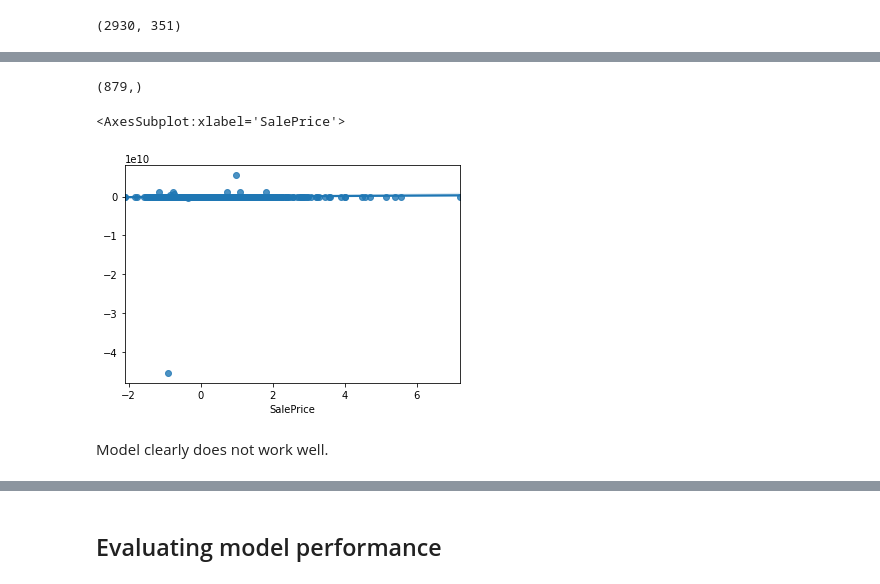
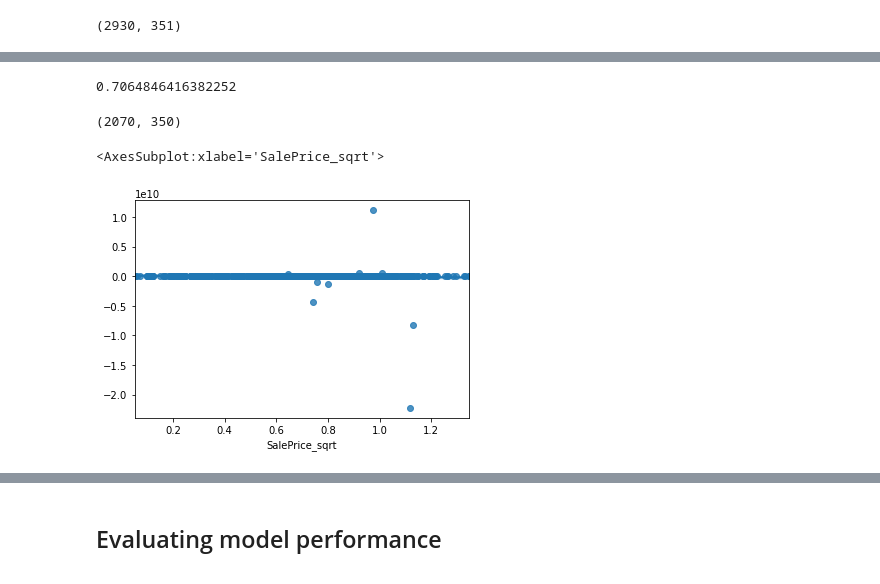
Before and after one commit to namiyousef/ICDSS_Challenges2020, a Jupyter notebook: real-estate/real-estate.ipynb, the cells around one changed output, grey strips where cells are left out. Drawn from its saved outputs; the diff is of its cells as text; code cells hidden in the pictures.

Commit message:
added modelling to notebook

```diff
--- a/real-estate/real-estate.ipynb
+++ b/real-estate/real-estate.ipynb
@@ -222,21 +309,41 @@ df_temp4.shape
+# %%
+df_numerical.drop('MasVnrArea_sqrt', axis =1 , inplace= True)
+# %%
+# remove  values that exceed UQ + 1.25IQR and those below LQ - 1.25IQR
+
+for i in df_numerical.columns:
+    LQ = df_numerical[i].quantile(0.25)
+    UQ = df_numerical[i].quantile(0.75)
+    IQR = UQ - LQ
+    df_numerical = df_numerical[(df_numerical[i] < 1.25*IQR + UQ) &
+                                (df_numerical[i] > LQ - 1.25*IQR)
+                               ]
+df_numerical.shape[0]/2930
+# %% [output]
+0.7064846416382252
+# %%
+# dataset has been decreased by 30%
+
+# now only store the indices that are relevant
+
+df_temp5 = df_numerical.copy()
+
+df_temp5 = pd.concat([df_temp5, df_dummies.iloc[df_temp5.index]], axis = 1)
+
+df_temp5.shape # correctly concatenated
+# %% [output]
+(2070, 350)
 # %%
-X = df_temp4[df_temp4.columns[df_temp4.columns != 'SalePrice']]
-y = df_temp4['SalePrice']
-from sklearn.model_selection import train_test_split
-
+X = df_temp5[df_temp5.columns[df_temp5.columns != 'SalePrice_sqrt']]
+y = df_temp5['SalePrice_sqrt']
 X_train, X_test, y_train, y_test = train_test_split(
     X, y, test_size=0.3)
 
-from sklearn.linear_model import LinearRegression
 model = LinearRegression()
 model.fit(X_train,y_train)
-predictions = model.predict(X_test)
-print(predictions.shape)
-import seaborn as sns
-sns.regplot(y_test,predictions)
+y_hat = model.predict(X_test)
+
+sns.regplot(y_test, y_hat)
 # %% [output]
-(879,)
+<AxesSubplot:xlabel='SalePrice_sqrt'>
-<AxesSubplot:xlabel='SalePrice'>
-[figure, old version]
+[figure, new version]
-# %% [markdown]
-Model clearly does not work well.
```
Also changed, not shown: parts of 14 cells of this notebook.
